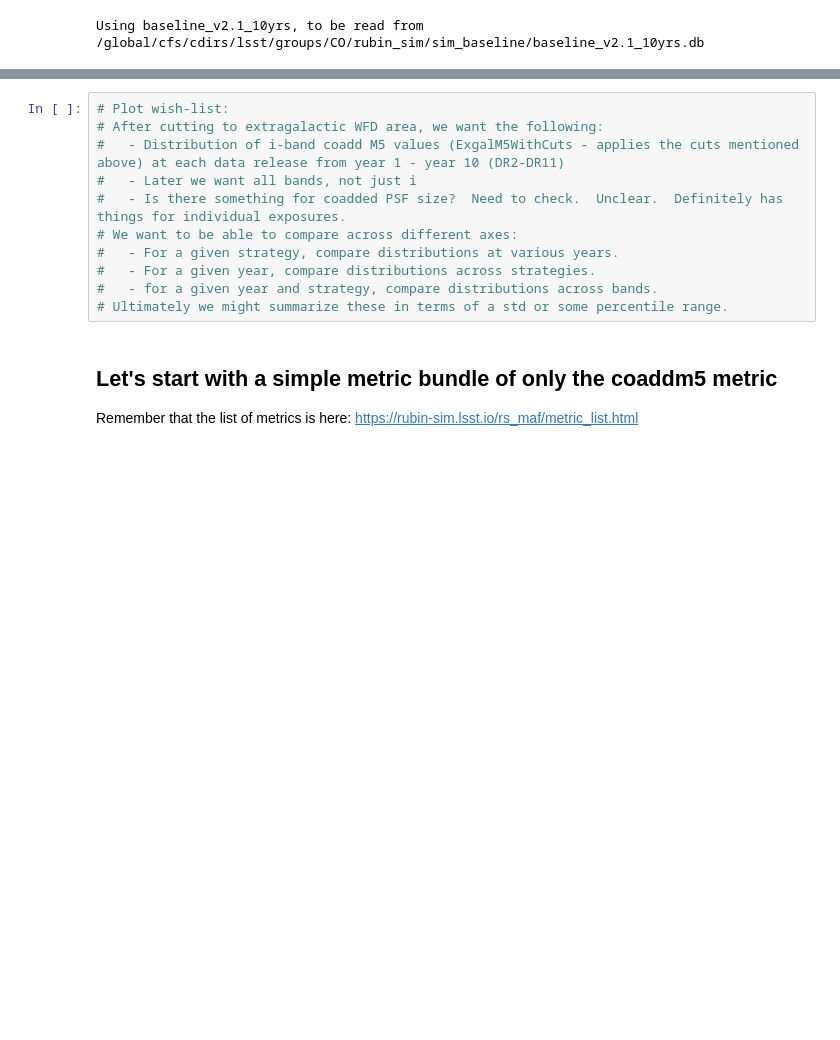
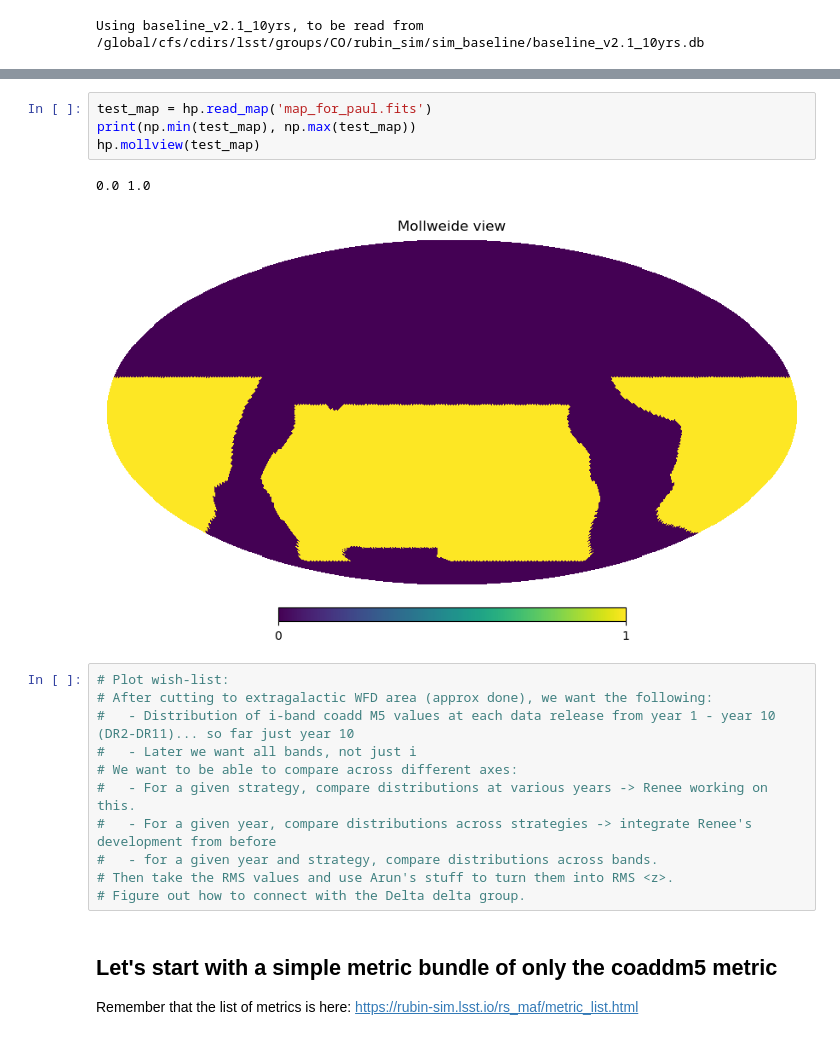
Before and after one commit to LSSTDESC/ObsStrat, a Jupyter notebook: code/meanz_uniformity/iband_lim.ipynb, the cells around one changed output, grey strips where cells are left out. Drawn from its saved outputs; the diff is of its cells as text; blank space fills up the shorter version.

Commit message:
improvements: summary stats, output maps for Paul

```diff
--- a/code/meanz_uniformity/iband_lim.ipynb
+++ b/code/meanz_uniformity/iband_lim.ipynb
@@ -25,14 +55,21 @@ Using baseline_v2.1_10yrs, to be read from /global/cfs/cdirs/lsst/groups/CO/rubi
+# %%
+test_map = hp.read_map('map_for_paul.fits')
+print(np.min(test_map), np.max(test_map))
+hp.mollview(test_map)
+# %% [output]
+0.0 1.0
+[figure, added]
 # %%
 # Plot wish-list:
-# After cutting to extragalactic WFD area, we want the following:
-#   - Distribution of i-band coadd M5 values (ExgalM5WithCuts - applies the cuts mentioned above) at each data release from year 1 - year 10 (DR2-DR11)
+# After cutting to extragalactic WFD area (approx done), we want the following:
+#   - Distribution of i-band coadd M5 values at each data release from year 1 - year 10 (DR2-DR11)... so far just year 10
 #   - Later we want all bands, not just i
-#   - Is there something for coadded PSF size?  Need to check.  Unclear.  Definitely has things for individual exposures.
 # We want to be able to compare across different axes:
-#   - For a given strategy, compare distributions at various years.
-#   - For a given year, compare distributions across strategies.
+#   - For a given strategy, compare distributions at various years -> Renee working on this.
+#   - For a given year, compare distributions across strategies -> integrate Renee's development from before
 #   - for a given year and strategy, compare distributions across bands.
-# Ultimately we might summarize these in terms of a std or some percentile range.
+# Then take the RMS values and use Arun's stuff to turn them into RMS <z>.
+# Figure out how to connect with the Delta delta group.
 # %% [markdown]
 ## Let's start with a simple metric bundle of only the coaddm5 metric
 Remember that the list of metrics is here: https://rubin-sim.lsst.io/rs_maf/metric_list.html
```
Also changed, not shown: parts of 8 cells of this notebook.
